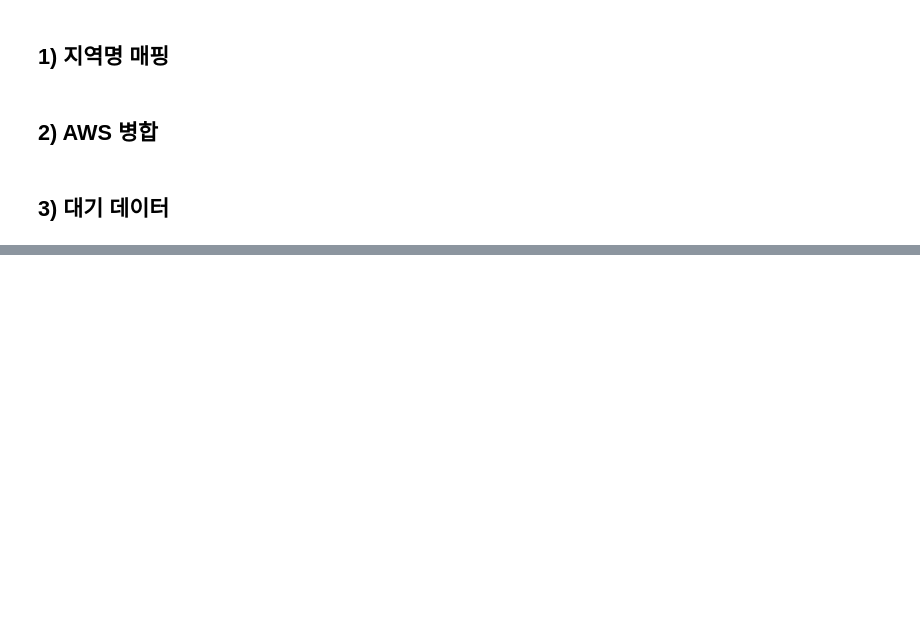
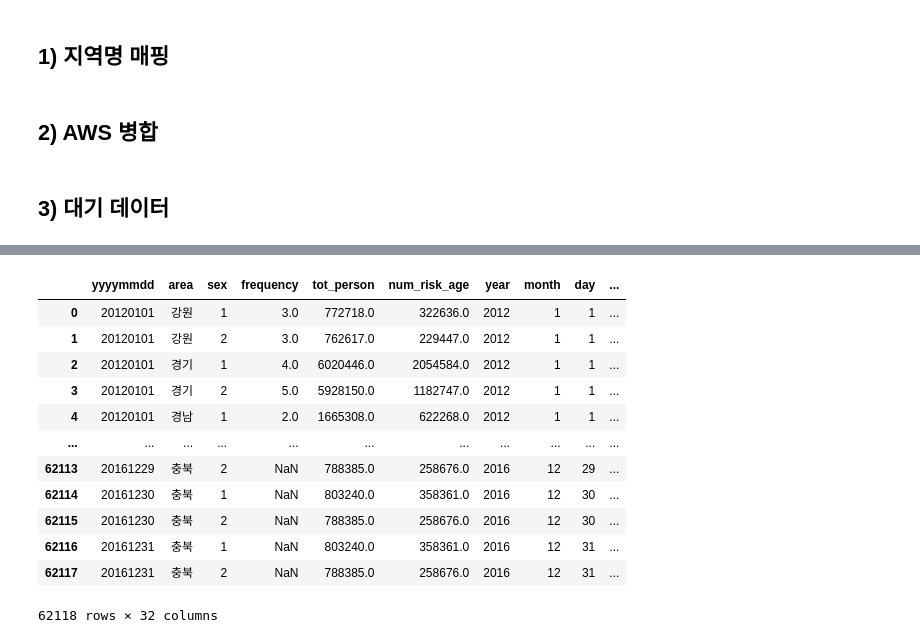
Before and after one commit to ohilikeit/2022-Weather-BigData, a Jupyter notebook: 윤지환/Preprocessing.ipynb, the cells around one changed output, grey strips where cells are left out. Cells and saved outputs as stored; diff of their text form; code cells hidden in the pictures; blank space fills up the shorter version.

```diff
--- a/윤지환/Preprocessing.ipynb
+++ b/윤지환/Preprocessing.ipynb
@@ -152,7 +152,7 @@ imp = IterativeImputer(estimator=lr,missing_values=np.nan, verbose=0, min_value
 
 path = '/content/drive/MyDrive/ML_projects/weather/raw/atmosphere/'
 file_list = os.listdir(path)
-func_list = ['mean', 'min', 'max']
+func_list = ['mean', 'min', 'max'] #
 data_list = []
 for i in tqdm(file_list):
     res = pd.read_csv(path + i)
@@ -186,6 +186,7 @@ df.rename(columns = {'yyyymmdd_' : 'yyyymmdd', 'area_' : 'area'}, inplace=True)
 # 2011년 데이터와 나머지로 분류
 df['year'] = pd.to_datetime(df['yyyymmdd'], format='%Y%m%d').dt.year
 df_11 = df[df['year'] == 2011]
+df_11.drop('year', axis=1, inplace=True)
 df_else = df[df['year'] != 2011]
 
 # 데이터 병합
@@ -197,5 +198,8 @@ fill_mean_func = lambda g: g.fillna(g.mean())
 for i in merged_data.columns[47:]:
     merged_data[i] = merged_data.groupby('yyyymmdd')[i].apply(fill_mean_func)
 
-merged_data.to_csv('/content/drive/MyDrive/ML_projects/weather/new_merge_data.csv', index=False, encoding='cp949')
+new_merge_data = merged_data.astype({'yyyymmdd':'int64'})
+
+new_merge_data.to_csv('/content/drive/MyDrive/ML_projects/weather/new_merge_data.csv', index=False, encoding='cp949')
+df_11.to_csv('/content/drive/MyDrive/ML_projects/weather/df_11.csv', index=False, encoding='cp949') # 대기 데이터의 2011년
 # %% [output]
@@ -242,0 +283,31 @@ plt.plot(wow[wow.values < 30].values)
+# %%
+back_merge_papulation = pd.read_csv('/content/drive/MyDrive/ML_projects/weather/back_merge_papulation_riskAge.csv', encoding='cp949')
+
+dates = pd.to_datetime(back_merge_papulation.yyyymmdd, format='%Y%m%d').dt
+back_merge_papulation['year'] = dates.year
+back_merge_papulation['month'] = dates.month
+back_merge_papulation['day'] = dates.day
+
+# 고려한 변수 생성
+back_merge_papulation['day_differ'] = [1 if i == 1 else 0 for i in back_merge_papulation['day']]
+back_merge_papulation['month_differ'] = [1 if i in [5,6,8,9] else 0 for i in back_merge_papulation['month']]
+year_frequency = back_merge_papulation.groupby(['year'])['frequency'].mean()
+rate = year_frequency.values[3] / year_frequency.values[2]
+# %%
+final = pd.merge(back_merge_papulation, new_merge_data, how='left')
+final
+#final.to_csv('/content/drive/MyDrive/ML_projects/weather/final_ver2.csv',encoding='cp949', index=False)
+# %% [output]
+|  | yyyymmdd | area | sex | frequency | tot_person | num_risk_age | year | month | day | ... |
+| 0 | 20120101 | 강원 | 1 | 3.0 | 772718.0 | 322636.0 | 2012 | 1 | 1 | ... |
+| 1 | 20120101 | 강원 | 2 | 3.0 | 762617.0 | 229447.0 | 2012 | 1 | 1 | ... |
+| 2 | 20120101 | 경기 | 1 | 4.0 | 6020446.0 | 2054584.0 | 2012 | 1 | 1 | ... |
+| 3 | 20120101 | 경기 | 2 | 5.0 | 5928150.0 | 1182747.0 | 2012 | 1 | 1 | ... |
+| 4 | 20120101 | 경남 | 1 | 2.0 | 1665308.0 | 622268.0 | 2012 | 1 | 1 | ... |
+| ... | ... | ... | ... | ... | ... | ... | ... | ... | ... | ... |
+| 62113 | 20161229 | 충북 | 2 | NaN | 788385.0 | 258676.0 | 2016 | 12 | 29 | ... |
+| 62114 | 20161230 | 충북 | 1 | NaN | 803240.0 | 358361.0 | 2016 | 12 | 30 | ... |
+| 62115 | 20161230 | 충북 | 2 | NaN | 788385.0 | 258676.0 | 2016 | 12 | 30 | ... |
+| 62116 | 20161231 | 충북 | 1 | NaN | 803240.0 | 358361.0 | 2016 | 12 | 31 | ... |
+| 62117 | 20161231 | 충북 | 2 | NaN | 788385.0 | 258676.0 | 2016 | 12 | 31 | ... |
+62118 rows × 32 columns
```
Also changed, not shown: parts of 20 cells of this notebook, 1 other file.
